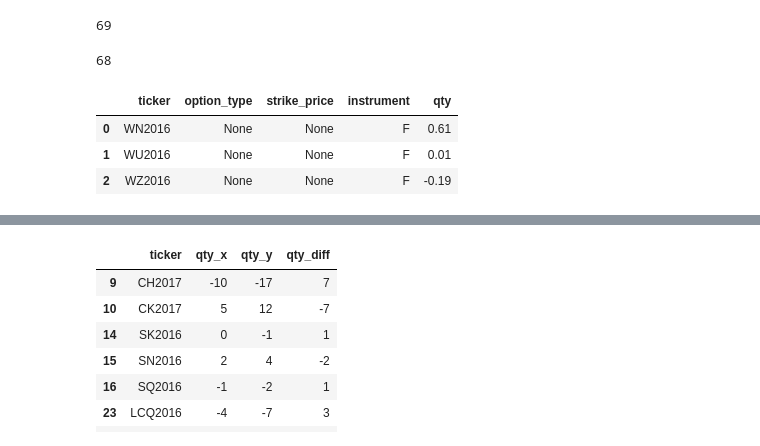
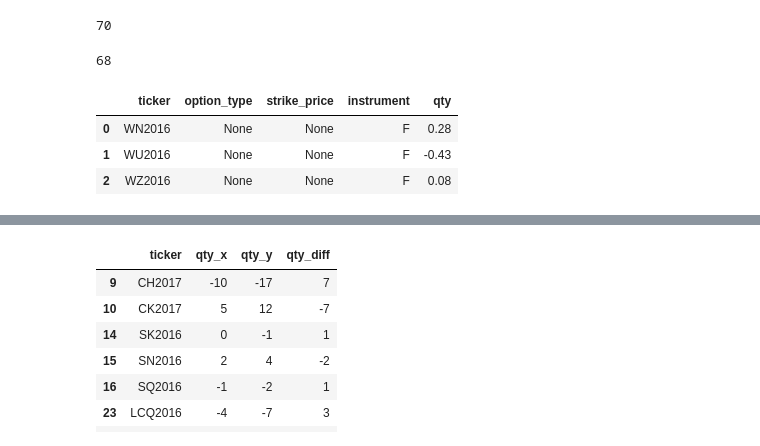
Before and after one commit to d0p34m1n3/repo_barbarossa, a Jupyter notebook: PycharmProjects/ta/trade_helper.ipynb, the cells around one changed output, grey strips where cells are left out. Drawn from its saved outputs; the diff is of its cells as text; code cells hidden in the pictures.

```diff
--- a/PycharmProjects/ta/trade_helper.ipynb
+++ b/PycharmProjects/ta/trade_helper.ipynb
@@ -5,9 +5,9 @@ report_date = exp.doubledate_shift_bus_days()
 # Create DB Strategy
 
 import ta.strategy as ts
-ts.generate_db_strategy_from_strategy_sheet(id=106,strategy_class='futures_butterfly',report_date=report_date)
+ts.generate_db_strategy_from_strategy_sheet(id=324,strategy_class='futures_butterfly',report_date=report_date)
 # %% [output]
-69
+70
 # %%
 # Create Misc Strategy
 import ta.strategy as ts
@@ -31,19 +31,19 @@ tfl.load_tt_trades()
 # %%
 
 #Daily Hedge
 
 import ta.strategy_hedger as sh
 import shared.calendar_utilities as cu
 import ta.strategy as tas
-sh.strategy_hedge_report()
+#sh.strategy_hedge_report()
 import ta.strategy as tas
 
 tas.get_net_position_4strategy_alias(alias='Delta',as_of_date=cu.get_doubledate())
 # %% [output]
 |  | ticker | option_type | strike_price | instrument | qty |
-| 0 | WN2016 | None | None | F | 0.61 |
-| 1 | WU2016 | None | None | F | 0.01 |
-| 2 | WZ2016 | None | None | F | -0.19 |
+| 0 | WN2016 | None | None | F | 0.28 |
+| 1 | WU2016 | None | None | F | -0.43 |
+| 2 | WZ2016 | None | None | F | 0.08 |
 # %%
 sh.get_hedge_4strategy(alias='WZ16U16VCS')
 # %% [output]
```
Also changed, not shown: parts of 3 cells of this notebook, 5 other files.
